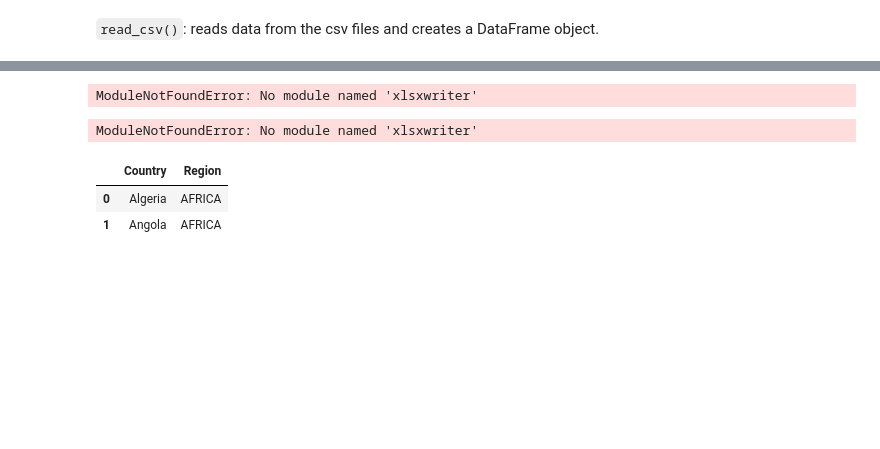
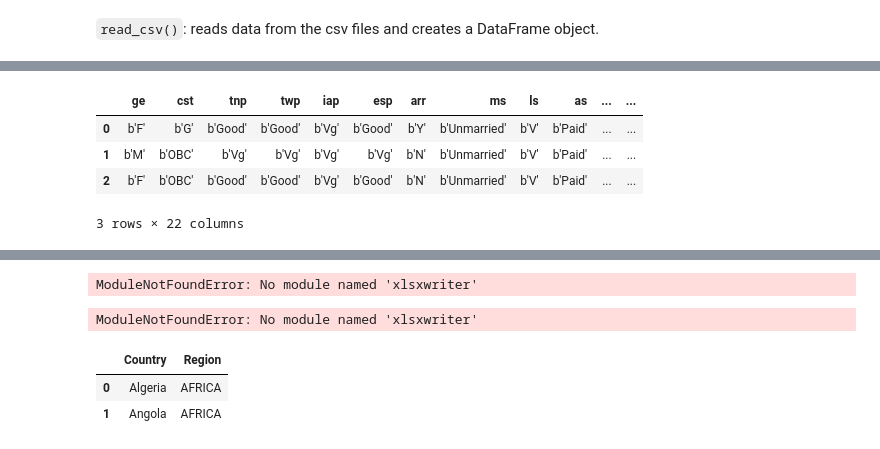
Before and after one commit to Goliath-Research/Introduction-to-Data-Science, a Jupyter notebook: 04-Introduction to Pandas/06-Input-Output.ipynb, the cells around one changed output, grey strips where cells are left out. Saved outputs shown, nothing was run; the diff lists cells and outputs as text; code cells hidden in the pictures; blank space fills up the shorter version.

```diff
--- a/04-Introduction to Pandas/06-Input-Output.ipynb
+++ b/04-Introduction to Pandas/06-Input-Output.ipynb
@@ -62,0 +138,10 @@ display(df1.head(2))
+# %%
+columns_name = list(meta._attributes.keys())
+df = pd.DataFrame(data, columns=columns_name)
+df.head(3)
+# %% [output]
+|  | ge | cst | tnp | twp | iap | esp | arr | ms | ls | as | ... | ... |
+| 0 | b'F' | b'G' | b'Good' | b'Good' | b'Vg' | b'Good' | b'Y' | b'Unmarried' | b'V' | b'Paid' | ... | ... |
+| 1 | b'M' | b'OBC' | b'Vg' | b'Vg' | b'Vg' | b'Vg' | b'N' | b'Unmarried' | b'V' | b'Paid' | ... | ... |
+| 2 | b'F' | b'OBC' | b'Good' | b'Good' | b'Vg' | b'Good' | b'N' | b'Unmarried' | b'V' | b'Paid' | ... | ... |
+3 rows × 22 columns
```
Also changed, not shown: parts of 28 cells of this notebook.
